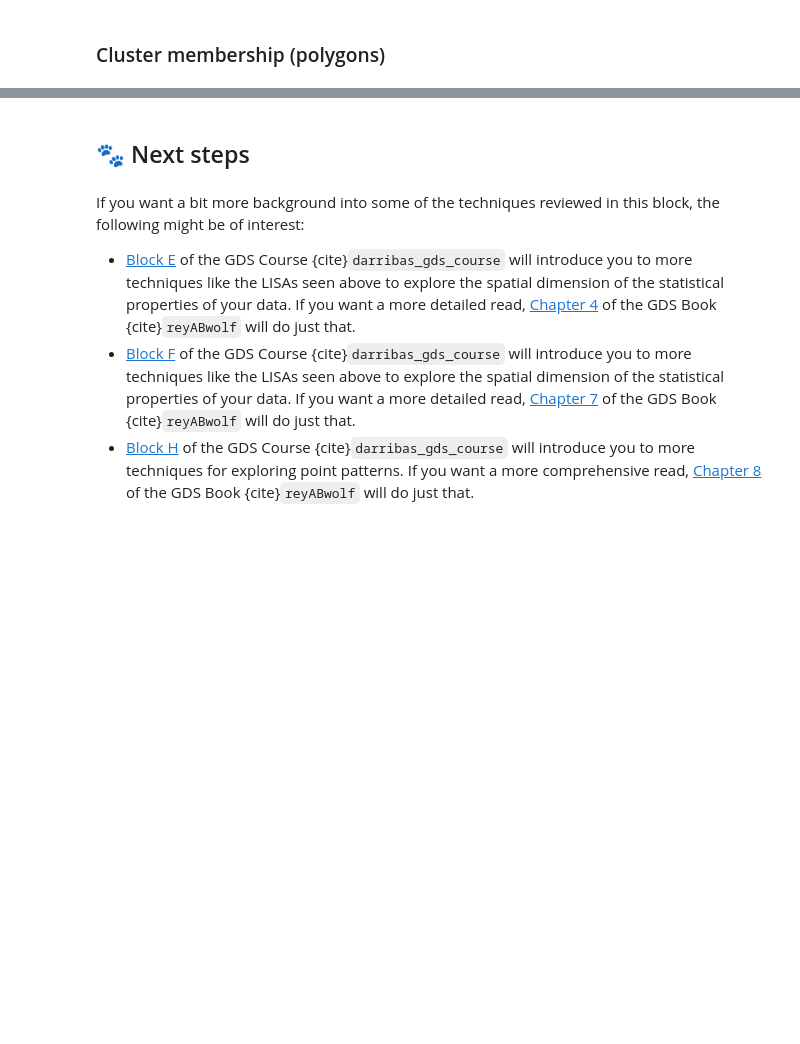
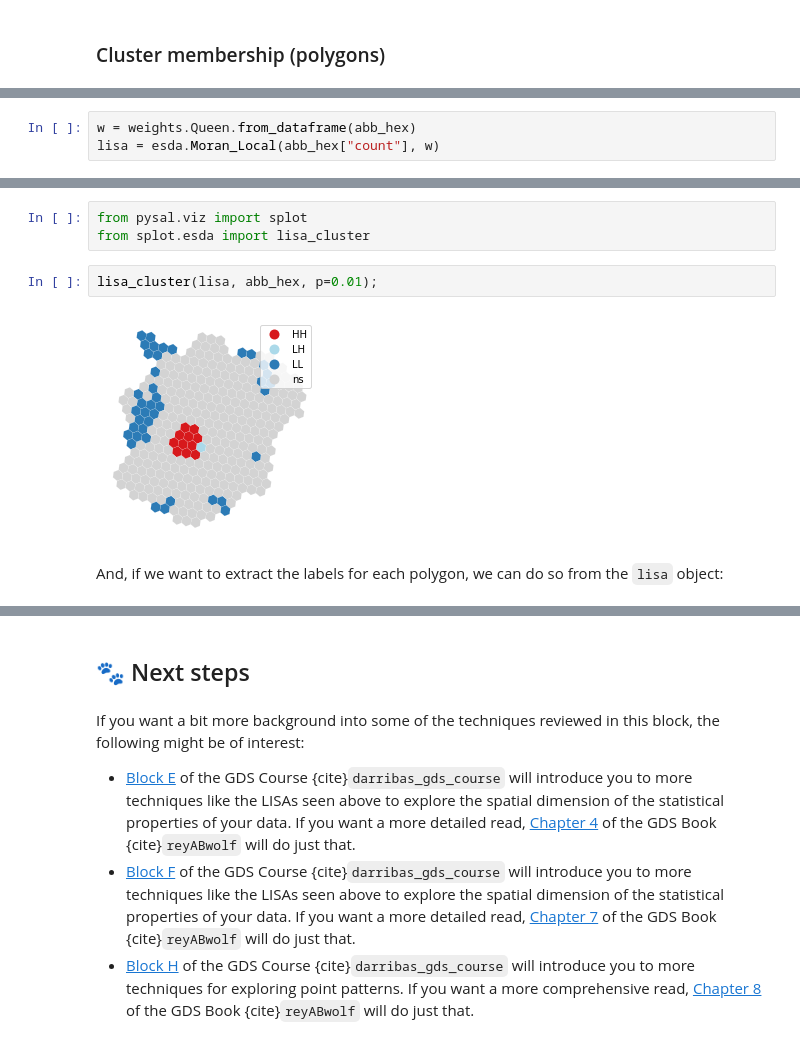
Before and after one commit to darribas/gds4ae, a Jupyter notebook: content/notebooks/05-Spatial_feature_eng_ii.ipynb, the cells around one changed output, grey strips where cells are left out. Cells and saved outputs as stored; diff of their text form; blank space fills up the shorter version.

```diff
--- a/content/notebooks/05-Spatial_feature_eng_ii.ipynb
+++ b/content/notebooks/05-Spatial_feature_eng_ii.ipynb
@@ -105,0 +255,3 @@ db.assign(
+# %%
+w = weights.Queen.from_dataframe(abb_hex)
+lisa = esda.Moran_Local(abb_hex["count"], w)
@@ -105,0 +260,9 @@ db.assign(
+# %%
+from pysal.viz import splot
+from splot.esda import lisa_cluster
+# %%
+lisa_cluster(lisa, abb_hex, p=0.01);
+# %% [output]
+[figure, added]
+# %% [markdown]
+And, if we want to extract the labels for each polygon, we can do so from the `lisa` object:
```
Also changed, not shown: parts of 33 cells of this notebook, 1 other file.
